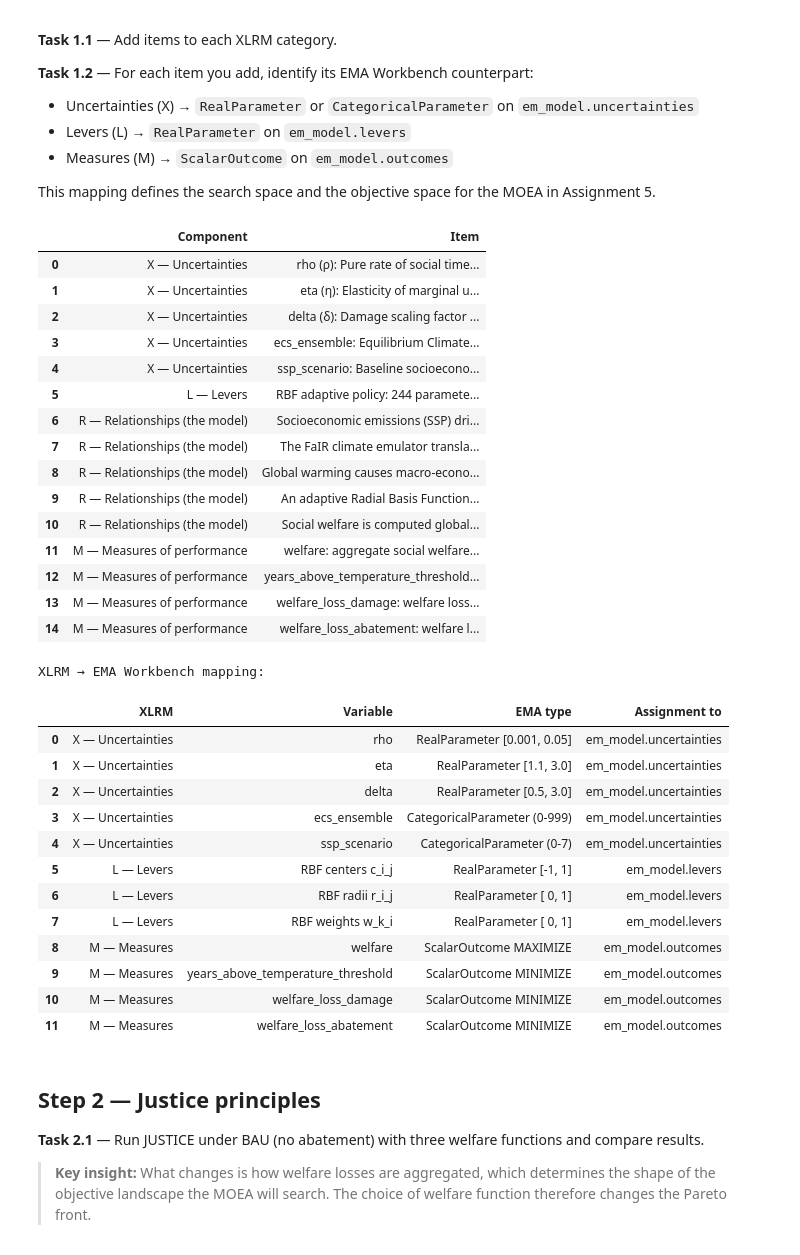
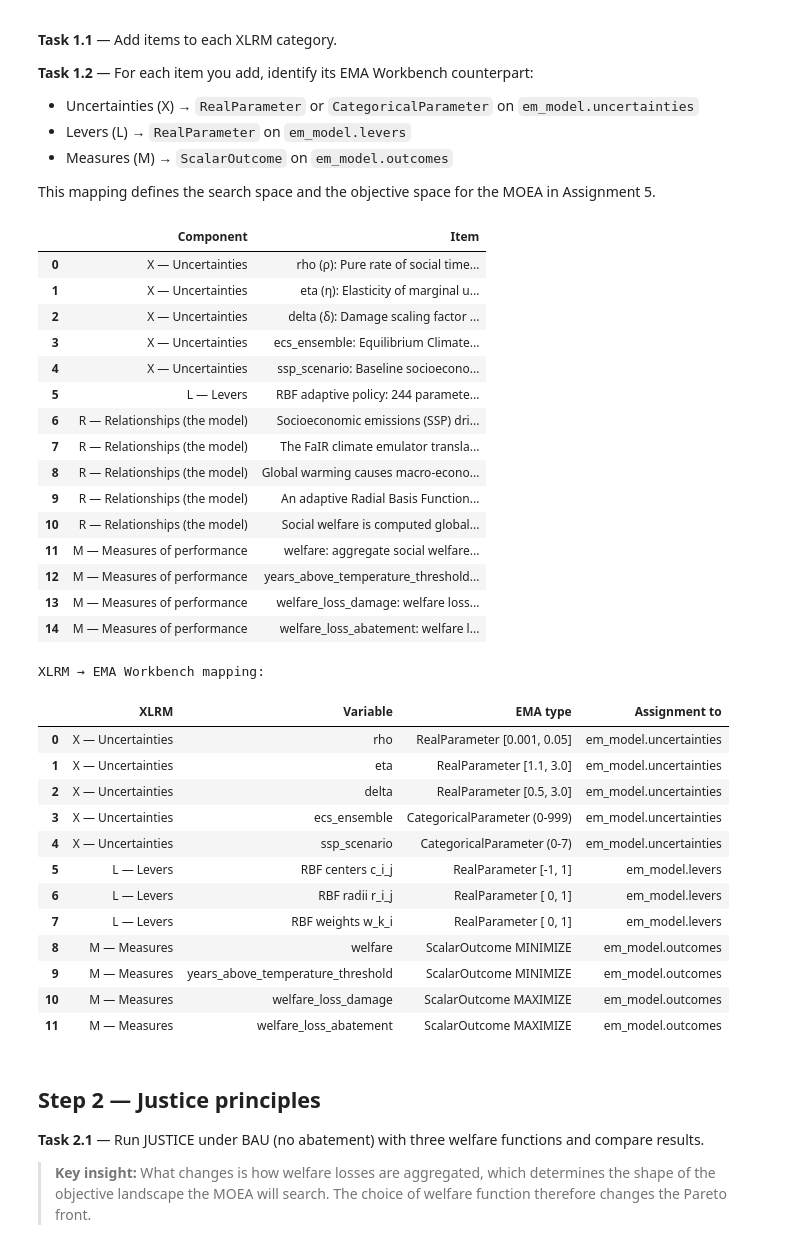
Before and after one commit to finnmaingay-hub/epa141a, a Jupyter notebook: assignments_ema/assignment_04_problem_formulation_finn.ipynb, the cells around one changed output. Drawn from its saved outputs; the diff is of its cells as text; code cells hidden in the pictures.

```diff
--- a/assignments_ema/assignment_04_problem_formulation_finn.ipynb
+++ b/assignments_ema/assignment_04_problem_formulation_finn.ipynb
@@ -206,10 +206,10 @@ ema_mapping = pd.DataFrame([
     ("L — Levers", "RBF weights w_k_i",  "RealParameter [ 0, 1]", "em_model.levers"),
 
     # M — Measures
-    ("M — Measures", "welfare", "ScalarOutcome MAXIMIZE", "em_model.outcomes"),
+    ("M — Measures", "welfare", "ScalarOutcome MINIMIZE", "em_model.outcomes"),
     ("M — Measures", "years_above_temperature_threshold", "ScalarOutcome MINIMIZE", "em_model.outcomes"),
-    ("M — Measures", "welfare_loss_damage", "ScalarOutcome MINIMIZE", "em_model.outcomes"),
-    ("M — Measures", "welfare_loss_abatement", "ScalarOutcome MINIMIZE", "em_model.outcomes"),
+    ("M — Measures", "welfare_loss_damage", "ScalarOutcome MAXIMIZE", "em_model.outcomes"),
+    ("M — Measures", "welfare_loss_abatement", "ScalarOutcome MAXIMIZE", "em_model.outcomes"),
 
     #YOUR CODE HERE
     # ("X — Uncertainties", "YOUR CODE"),
@@ -221,37 +221,37 @@ ema_mapping = pd.DataFrame([
 
 print("\nXLRM → EMA Workbench mapping:")
 display(ema_mapping)
 # %% [output]
 |  | Component | Item |
 | 0 | X — Uncertainties | rho (ρ): Pure rate of social time... |
 | 1 | X — Uncertainties | eta (η): Elasticity of marginal u... |
 | 2 | X — Uncertainties | delta (δ): Damage scaling factor ... |
 | 3 | X — Uncertainties | ecs_ensemble: Equilibrium Climate... |
 | 4 | X — Uncertainties | ssp_scenario: Baseline socioecono... |
 | 5 | L — Levers | RBF adaptive policy: 244 paramete... |
 | 6 | R — Relationships (the model) | Socioeconomic emissions (SSP) dri... |
 | 7 | R — Relationships (the model) | The FaIR climate emulator transla... |
 | 8 | R — Relationships (the model) | Global warming causes macro-econo... |
 | 9 | R — Relationships (the model) | An adaptive Radial Basis Function... |
 | 10 | R — Relationships (the model) | Social welfare is computed global... |
 | 11 | M — Measures of performance | welfare: aggregate social welfare... |
 | 12 | M — Measures of performance | years_above_temperature_threshold... |
 | 13 | M — Measures of performance | welfare_loss_damage: welfare loss... |
 | 14 | M — Measures of performance | welfare_loss_abatement: welfare l... |
 XLRM → EMA Workbench mapping:
 |  | XLRM | Variable | EMA type | Assignment to |
 | 0 | X — Uncertainties | rho | RealParameter [0.001, 0.05] | em_model.uncertainties |
 | 1 | X — Uncertainties | eta | RealParameter [1.1, 3.0] | em_model.uncertainties |
 | 2 | X — Uncertainties | delta | RealParameter [0.5, 3.0] | em_model.uncertainties |
 | 3 | X — Uncertainties | ecs_ensemble | CategoricalParameter (0-999) | em_model.uncertainties |
 | 4 | X — Uncertainties | ssp_scenario | CategoricalParameter (0-7) | em_model.uncertainties |
 | 5 | L — Levers | RBF centers c_i_j | RealParameter [-1, 1] | em_model.levers |
 | 6 | L — Levers | RBF radii r_i_j | RealParameter [ 0, 1] | em_model.levers |
 | 7 | L — Levers | RBF weights w_k_i | RealParameter [ 0, 1] | em_model.levers |
-| 8 | M — Measures | welfare | ScalarOutcome MAXIMIZE | em_model.outcomes |
+| 8 | M — Measures | welfare | ScalarOutcome MINIMIZE | em_model.outcomes |
 | 9 | M — Measures | years_above_temperature_threshold | ScalarOutcome MINIMIZE | em_model.outcomes |
-| 10 | M — Measures | welfare_loss_damage | ScalarOutcome MINIMIZE | em_model.outcomes |
-| 11 | M — Measures | welfare_loss_abatement | ScalarOutcome MINIMIZE | em_model.outcomes |
+| 10 | M — Measures | welfare_loss_damage | ScalarOutcome MAXIMIZE | em_model.outcomes |
+| 11 | M — Measures | welfare_loss_abatement | ScalarOutcome MAXIMIZE | em_model.outcomes |
 # %% [markdown]
 ## Step 2 — Justice principles
 
```
Also changed, not shown: parts of 4 cells of this notebook.
